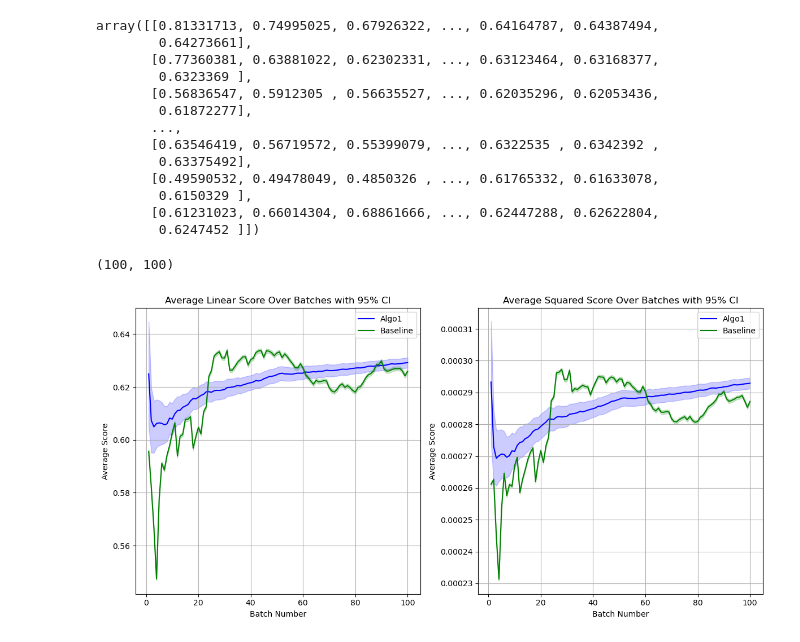
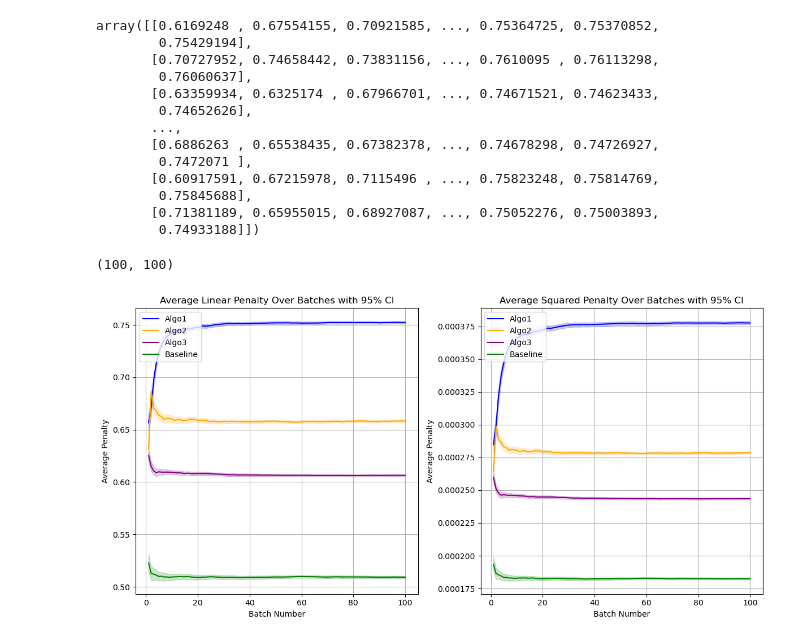
Before and after one commit to Watts-Lab/deliberation-group-assignment, a Jupyter notebook: scratch/comparison_analysis.ipynb, the cells around one changed output. Saved outputs shown, nothing was run; the diff lists cells and outputs as text; code cells hidden in the pictures.

```diff
--- a/scratch/comparison_analysis.ipynb
+++ b/scratch/comparison_analysis.ipynb
@@ -368,46 +14,48 @@ def simulate_once(seed_num):
 # %%
-score_file = np.load("../simulation_scores_2023-11-27_19-12-06.npz")
+score_file = np.load("../simulation_results/simulation_scores_2023-12-08_08-16-38.npz")
 baseline_scores = {'linear': score_file['baseline_linear'], 'squared': score_file['baseline_squared']}
 algo_1_scores = {'linear': score_file['algo1_linear'], 'squared': score_file['algo1_squared']}
+algo_2_scores = {'linear': score_file['algo2_linear'], 'squared': score_file['algo2_squared']}
+algo_3_scores = {'linear': score_file['algo3_linear'], 'squared': score_file['algo3_squared']}
 # %%
 algo_1_scores['linear']
 # %% [output]
-array([[0.81331713, 0.74995025, 0.67926322, ..., 0.64164787, 0.64387494,
-        0.64273661],
-       [0.77360381, 0.63881022, 0.62302331, ..., 0.63123464, 0.63168377,
-        0.6323369 ],
-       [0.56836547, 0.5912305 , 0.56635527, ..., 0.62035296, 0.62053436,
-        0.61872277],
+array([[0.6169248 , 0.67554155, 0.70921585, ..., 0.75364725, 0.75370852,
+        0.75429194],
+       [0.70727952, 0.74658442, 0.73831156, ..., 0.7610095 , 0.76113298,
+        0.76060637],
+       [0.63359934, 0.6325174 , 0.67966701, ..., 0.74671521, 0.74623433,
+        0.74652626],
        ...,
-       [0.63546419, 0.56719572, 0.55399079, ..., 0.6322535 , 0.6342392 ,
-        0.63375492],
-       [0.49590532, 0.49478049, 0.4850326 , ..., 0.61765332, 0.61633078,
-        0.6150329 ],
-       [0.61231023, 0.66014304, 0.68861666, ..., 0.62447288, 0.62622804,
-        0.6247452 ]])
+       [0.6886263 , 0.65538435, 0.67382378, ..., 0.74678298, 0.74726927,
+        0.7472071 ],
+       [0.60917591, 0.67215978, 0.7115496 , ..., 0.75823248, 0.75814769,
+        0.75845688],
+       [0.71381189, 0.65955015, 0.68927087, ..., 0.75052276, 0.75003893,
+        0.74933188]])
-# %%
-for i, seed_num in enumerate([12345643, 4351613544105, 265478109, 234587091, 23458901]):
-    if i >= algo_1_scores['linear'].shape[0]:
-        break
-    rng = np.random.default_rng(seed=seed_num)
-    age_pdf = generate_theoretical_pdf(rng)
-    a1s = simulate_algo_1(rng, age_pdf, False)
-    algo_1_scores['linear'][i] = a1s['linear']
-    algo_1_scores['squared'][i] = a1s['squared']
-    bs = simulate_baseline(rng, age_pdf, False)
-    baseline_scores['linear'][i] = bs['linear']
-    baseline_scores['squared'][i] = bs['squared']
 # %%
 avg_algo_1_scores = {'linear': np.mean(algo_1_scores['linear'], axis=0),
                      'squared': np.mean(algo_1_scores['squared'], axis=0)}
+avg_algo_2_scores = {'linear': np.mean(algo_2_scores['linear'], axis=0),
+                     'squared': np.mean(algo_2_scores['squared'], axis=0)}
+avg_algo_3_scores = {'linear': np.mean(algo_3_scores['linear'], axis=0),
+                     'squared': np.mean(algo_3_scores['squared'], axis=0)}
 avg_baseline_scores = {'linear': np.mean(baseline_scores['linear'], axis=0),
                        'squared': np.mean(baseline_scores['squared'], axis=0)}
 std_algo_1_scores = {'linear': np.std(algo_1_scores['linear'], axis=0),
                      'squared': np.std(algo_1_scores['squared'], axis=0)}
+std_algo_2_scores = {'linear': np.std(algo_2_scores['linear'], axis=0),
+                     'squared': np.std(algo_2_scores['squared'], axis=0)}
+std_algo_3_scores = {'linear': np.std(algo_3_scores['linear'], axis=0),
+                     'squared': np.std(algo_3_scores['squared'], axis=0)}
 std_baseline_scores = {'linear': np.std(baseline_scores['linear'], axis=0),
                        'squared': np.std(baseline_scores['squared'], axis=0)}
 ci_algo_1_scores = {'linear': (1.96 * std_algo_1_scores['linear'] / np.sqrt(algo_1_scores['linear'].shape[0])),
                     'squared': (1.96 * std_algo_1_scores['squared'] / np.sqrt(algo_1_scores['squared'].shape[0]))}
+ci_algo_2_scores = {'linear': (1.96 * std_algo_2_scores['linear'] / np.sqrt(algo_2_scores['linear'].shape[0])),
+                    'squared': (1.96 * std_algo_2_scores['squared'] / np.sqrt(algo_2_scores['squared'].shape[0]))}
+ci_algo_3_scores = {'linear': (1.96 * std_algo_3_scores['linear'] / np.sqrt(algo_3_scores['linear'].shape[0])),
+                    'squared': (1.96 * std_algo_3_scores['squared'] / np.sqrt(algo_3_scores['squared'].shape[0]))}
 ci_baseline_scores = {'linear': (1.96 * std_baseline_scores['linear'] / np.sqrt(baseline_scores['linear'].shape[0])),
                       'squared': (1.96 * std_baseline_scores['squared'] / np.sqrt(baseline_scores['squared'].shape[0]))}
 # %%
@@ -417,28 +65,36 @@ algo_1_scores['linear'].shape
 # %%
 batches = np.arange(1,101)
 
 fig, ax = plt.subplots(1, 2, figsize=(12, 6))
 
 ax[0].plot(batches, avg_algo_1_scores['linear'], label="Algo1", color='blue')
 ax[0].fill_between(batches, (avg_algo_1_scores['linear'] - ci_algo_1_scores['linear']), (avg_algo_1_scores['linear'] + ci_algo_1_scores['linear']), color='blue', alpha=0.2)
+ax[0].plot(batches, avg_algo_2_scores['linear'], label="Algo2", color='orange')
+ax[0].fill_between(batches, (avg_algo_2_scores['linear'] - ci_algo_2_scores['linear']), (avg_algo_2_scores['linear'] + ci_algo_2_scores['linear']), color='orange', alpha=0.2)
+ax[0].plot(batches, avg_algo_3_scores['linear'], label="Algo3", color='purple')
+ax[0].fill_between(batches, (avg_algo_3_scores['linear'] - ci_algo_3_scores['linear']), (avg_algo_3_scores['linear'] + ci_algo_3_scores['linear']), color='purple', alpha=0.2)
 ax[0].plot(batches, avg_baseline_scores['linear'], label="Baseline", color='green')
 ax[0].fill_between(batches, (avg_baseline_scores['linear'] - ci_baseline_scores['linear']), (avg_baseline_scores['linear'] + ci_baseline_scores['linear']), color='green', alpha=0.2)
 ax[0].set_title('Average Linear Penalty Over Batches with 95% CI')
 ax[0].set_xlabel('Batch Number')
-ax[0].set_ylabel('Average Score')
+ax[0].set_ylabel('Average Penalty')
 ax[0].legend()
 ax[0].grid(True)
 
 ax[1].plot(batches, avg_algo_1_scores['squared'], label="Algo1", color='blue')
 ax[1].fill_between(batches, (avg_algo_1_scores['squared'] - ci_algo_1_scores['squared']), (avg_algo_1_scores['squared'] + ci_algo_1_scores['squared']), color='blue', alpha=0.2)
+ax[1].plot(batches, avg_algo_2_scores['squared'], label="Algo2", color='orange')
+ax[1].fill_between(batches, (avg_algo_2_scores['squared'] - ci_algo_2_scores['squared']), (avg_algo_2_scores['squared'] + ci_algo_2_scores['squared']), color='orange', alpha=0.2)
+ax[1].plot(batches, avg_algo_3_scores['squared'], label="Algo3", color='purple')
+ax[1].fill_between(batches, (avg_algo_3_scores['squared'] - ci_algo_3_scores['squared']), (avg_algo_3_scores['squared'] + ci_algo_3_scores['squared']), color='purple', alpha=0.2)
 ax[1].plot(batches, avg_baseline_scores['squared'], label="Baseline", color='green')
 ax[1].fill_between(batches, (avg_baseline_scores['squared'] - ci_baseline_scores['squared']), (avg_baseline_scores['squared'] + ci_baseline_scores['squared']), color='green', alpha=0.2)
 ax[1].set_title('Average Squared Penalty Over Batches with 95% CI')
 ax[1].set_xlabel('Batch Number')
-ax[1].set_ylabel('Average Score')
+ax[1].set_ylabel('Average Penalty')
 ax[1].legend()
 ax[1].grid(True)
 
 fig.tight_layout()
 # %% [output]
-[figure, old version]
+[figure, new version]
```
Also changed, not shown: parts of 19 cells of this notebook, 18 other files.
